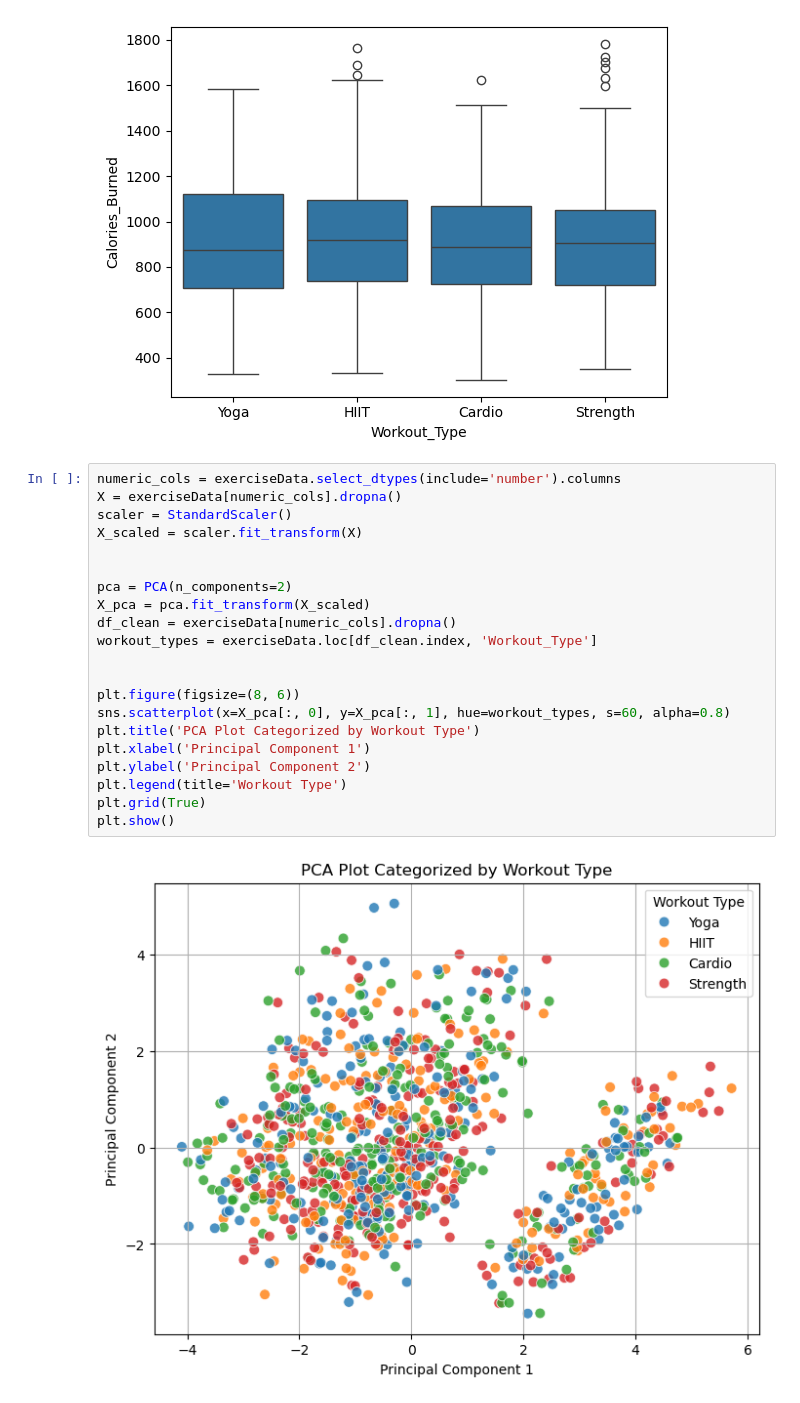
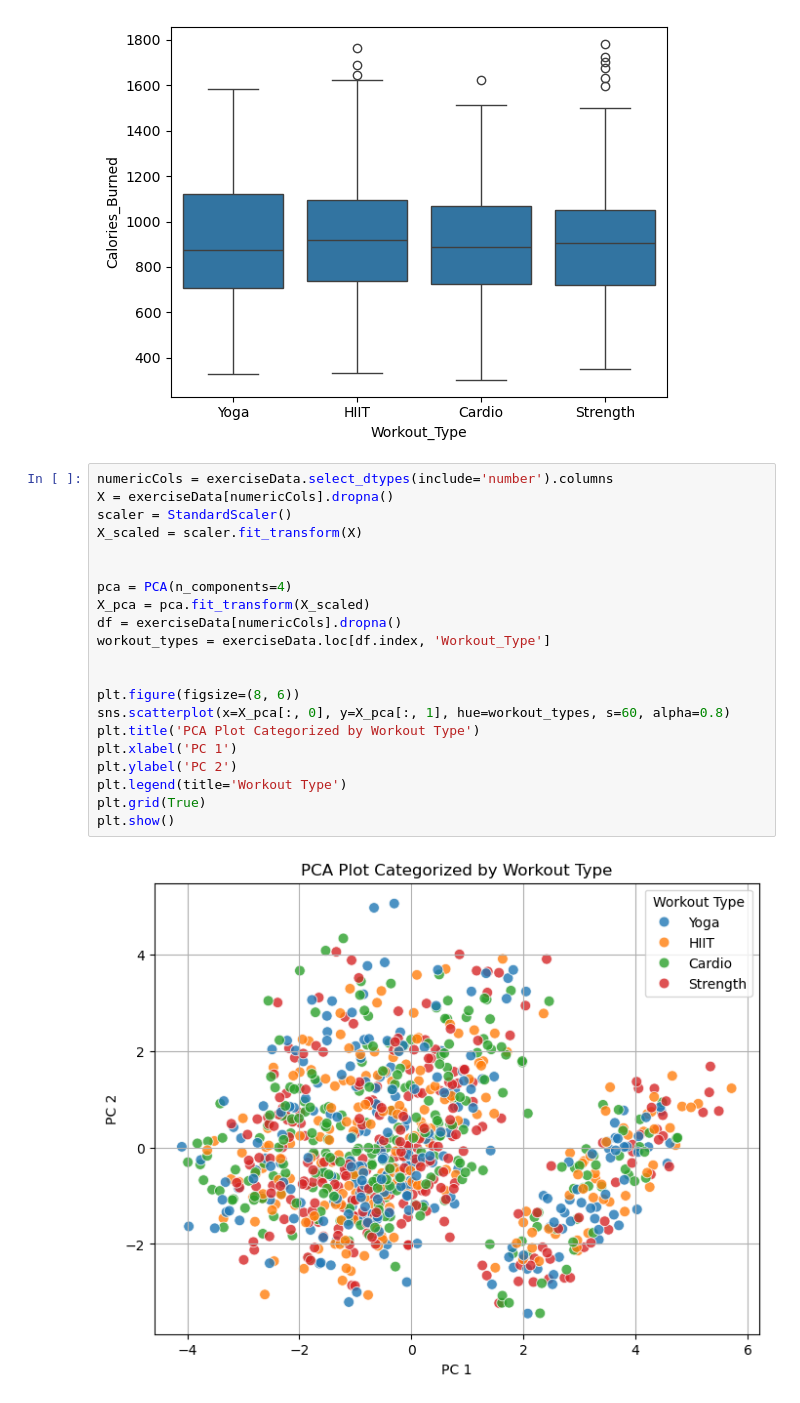
Before and after one commit to AndyMillian/Exercise-Project, a Jupyter notebook: ExerciseProject.ipynb, the cells around one changed output. Cells and saved outputs as stored; diff of their text form.

```diff
--- a/ExerciseProject.ipynb
+++ b/ExerciseProject.ipynb
@@ -113,26 +126,26 @@ sns.boxplot(data=exerciseData, x='Workout_Type', y='Calories_Burned')
 <Axes: xlabel='Workout_Type', ylabel='Calories_Burned'>
 [figure]
 # %%
-numeric_cols = exerciseData.select_dtypes(include='number').columns
-X = exerciseData[numeric_cols].dropna()
+numericCols = exerciseData.select_dtypes(include='number').columns
+X = exerciseData[numericCols].dropna()
 scaler = StandardScaler()
 X_scaled = scaler.fit_transform(X)
 
 
-pca = PCA(n_components=2)
+pca = PCA(n_components=4)
 X_pca = pca.fit_transform(X_scaled)
-df_clean = exerciseData[numeric_cols].dropna()
-workout_types = exerciseData.loc[df_clean.index, 'Workout_Type']
+df = exerciseData[numericCols].dropna()
+workout_types = exerciseData.loc[df.index, 'Workout_Type']
 
 
 plt.figure(figsize=(8, 6))
 sns.scatterplot(x=X_pca[:, 0], y=X_pca[:, 1], hue=workout_types, s=60, alpha=0.8)
 plt.title('PCA Plot Categorized by Workout Type')
-plt.xlabel('Principal Component 1')
-plt.ylabel('Principal Component 2')
+plt.xlabel('PC 1')
+plt.ylabel('PC 2')
 plt.legend(title='Workout Type')
 plt.grid(True)
 plt.show()
 # %% [output]
-[figure, old version]
+[figure, new version]
 # %%
```
Also changed, not shown: parts of 16 cells of this notebook, 6 other files.
